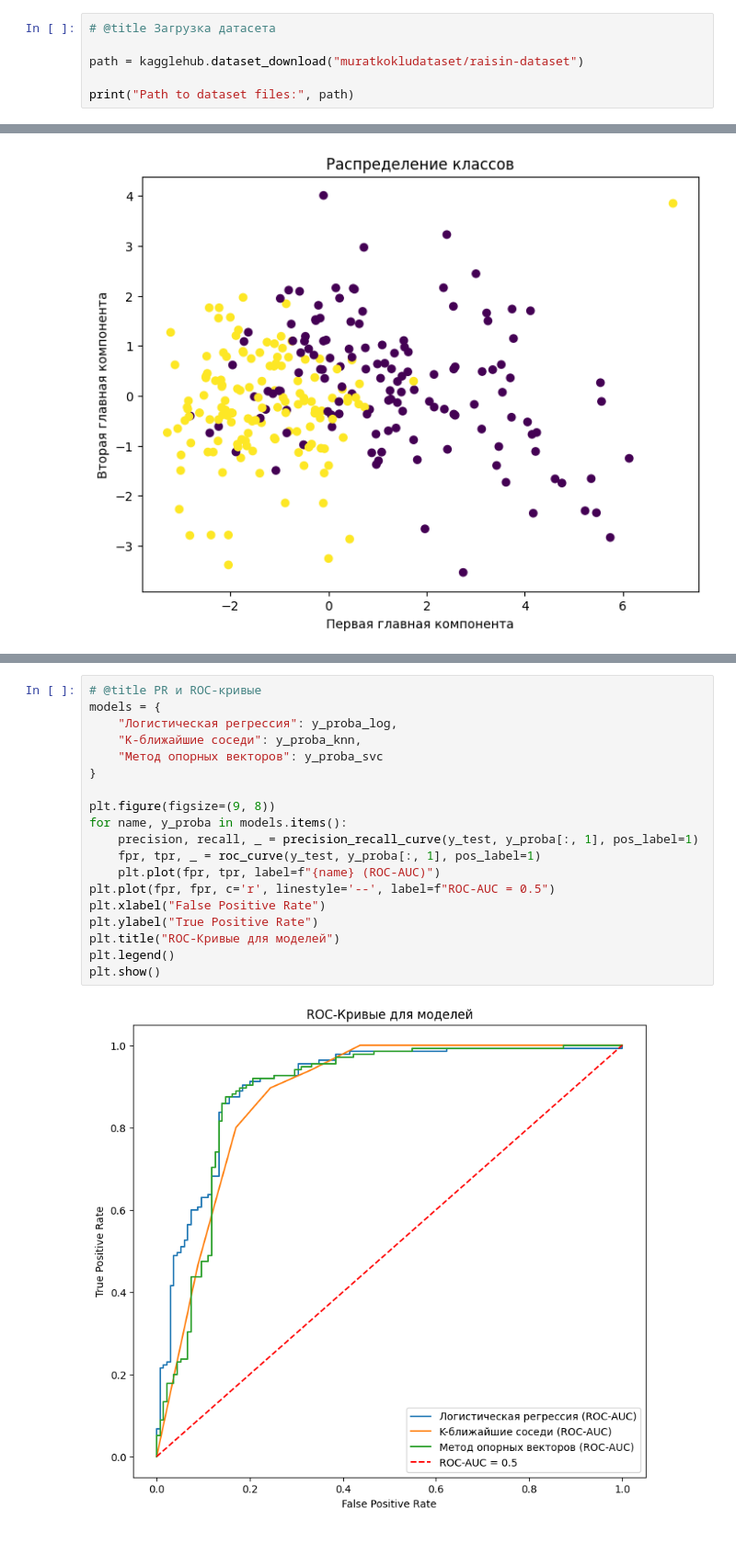
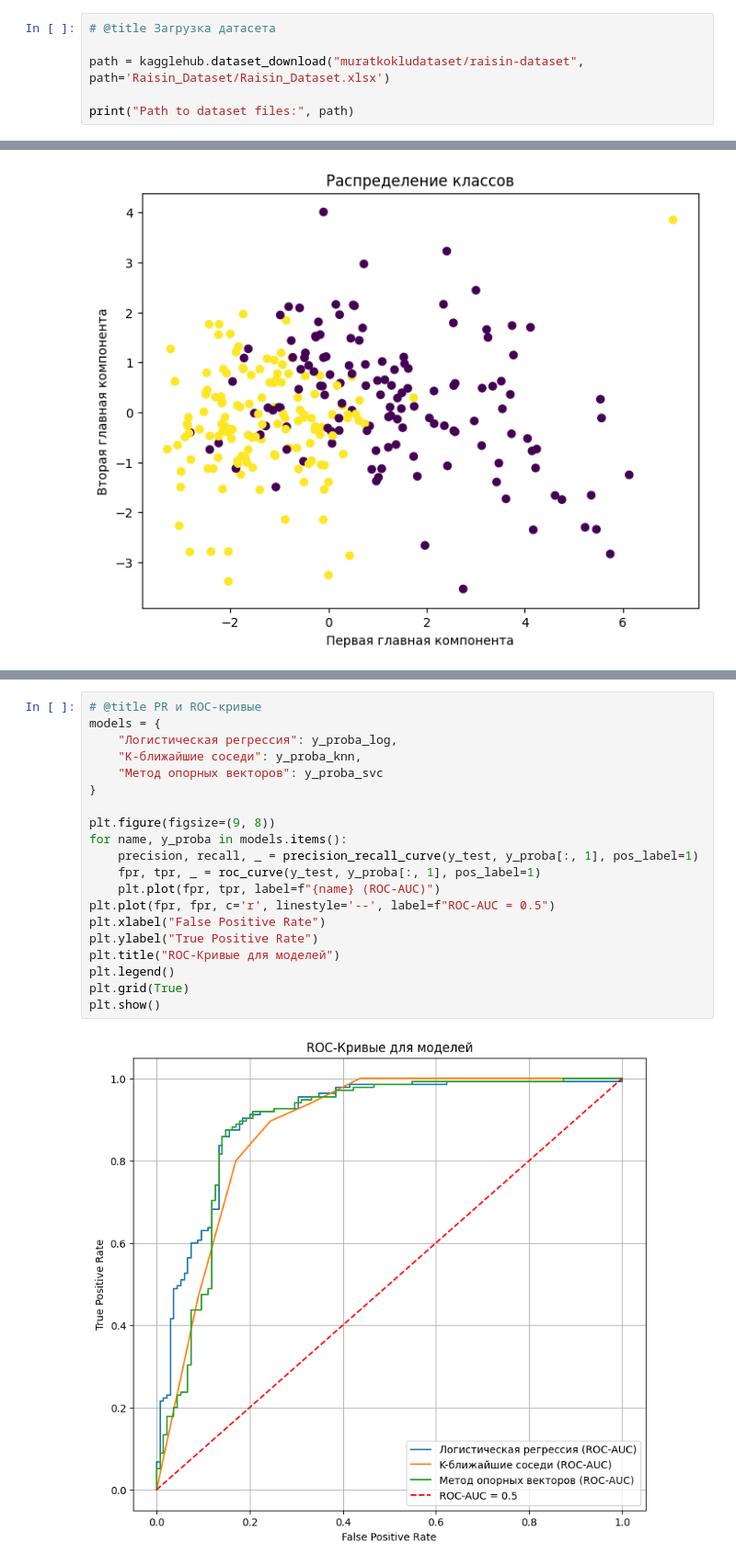
Before and after one commit to berberberk/timl-fs-2024, a Jupyter notebook: TIML4_Classification.ipynb, the cells around one changed output, grey strips where cells are left out. Shown at 92% size. Drawn from its saved outputs; the diff is of its cells as text.

```diff
--- a/TIML4_Classification.ipynb
+++ b/TIML4_Classification.ipynb
@@ -23,7 +21,7 @@ from sklearn.decomposition import PCA
 # %%
 # @title Загрузка датасета
 
-path = kagglehub.dataset_download("muratkokludataset/raisin-dataset")
+path = kagglehub.dataset_download("muratkokludataset/raisin-dataset", path='Raisin_Dataset/Raisin_Dataset.xlsx')
 
 print("Path to dataset files:", path)
 # %% [output]
@@ -236,21 +232,22 @@ ROC-AUC: 0.848
 # %%
 # @title PR и ROC-кривые
 models = {
     "Логистическая регрессия": y_proba_log,
     "K-ближайшие соседи": y_proba_knn,
     "Метод опорных векторов": y_proba_svc
 }
 
 plt.figure(figsize=(9, 8))
 for name, y_proba in models.items():
     precision, recall, _ = precision_recall_curve(y_test, y_proba[:, 1], pos_label=1)
     fpr, tpr, _ = roc_curve(y_test, y_proba[:, 1], pos_label=1)
     plt.plot(fpr, tpr, label=f"{name} (ROC-AUC)")
 plt.plot(fpr, fpr, c='r', linestyle='--', label=f"ROC-AUC = 0.5")
 plt.xlabel("False Positive Rate")
 plt.ylabel("True Positive Rate")
 plt.title("ROC-Кривые для моделей")
 plt.legend()
+plt.grid(True)
 plt.show()
 # %% [output]
-[figure, old version]
+[figure, new version]
```
Also changed, not shown: parts of 10 cells of this notebook.
